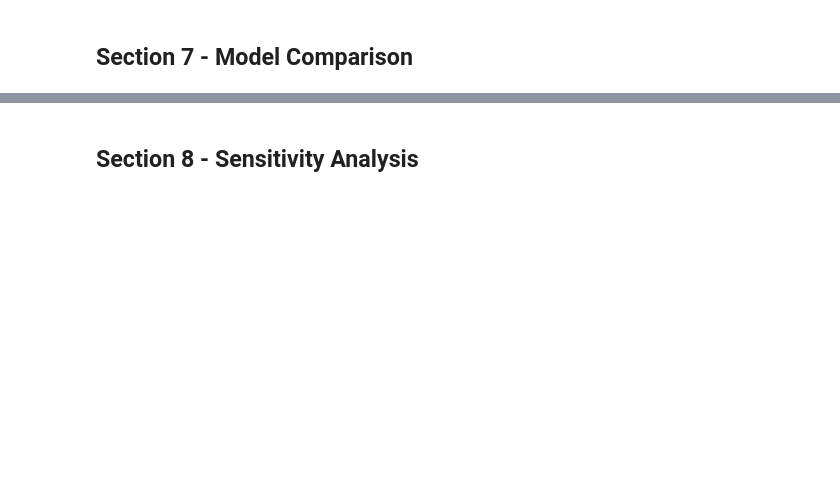
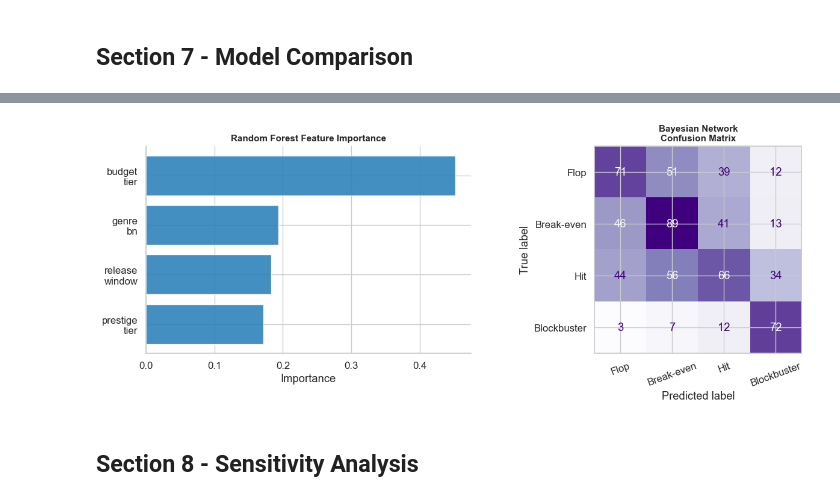
Before and after one commit to stefhooy/box-office-bayesian, a Jupyter notebook: blockbuster_formula_version_2.ipynb, the cells around one changed output, grey strips where cells are left out. Drawn from its saved outputs; the diff is of its cells as text; code cells hidden in the pictures; blank space fills up the shorter version.

```diff
--- a/blockbuster_formula_version_2.ipynb
+++ b/blockbuster_formula_version_2.ipynb
@@ -1072,2 +1253,32 @@ plt.show()
+# %%
+# RF feature importance
+from sklearn.metrics import ConfusionMatrixDisplay
+
+feat_names = ['prestige_tier', 'genre_bn', 'release_window', 'budget_tier']
+importances = rf.feature_importances_
+
+fig, axes = plt.subplots(1, 2, figsize=(13, 5))
+
+# Feature importance (horizontal bar)
+idx = np.argsort(importances)
+axes[0].barh([feat_names[i].replace('_', '\n') for i in idx], importances[idx],
+             color='#2980b9', edgecolor='white', alpha=0.88)
+axes[0].set_title('Random Forest Feature Importance', fontsize=11, fontweight='bold')
+axes[0].set_xlabel('Importance')
+sns.despine(ax=axes[0])
+
+# BN confusion matrix
+cm_bn = confusion_matrix(y_test, y_pred_bn, labels=outcome_order)
+ConfusionMatrixDisplay(cm_bn, display_labels=outcome_order).plot(
+    ax=axes[1], colorbar=False, cmap='Purples'
+)
+axes[1].set_title('Bayesian Network\nConfusion Matrix', fontsize=11, fontweight='bold')
+axes[1].tick_params(axis='x', rotation=20)
+
+plt.tight_layout()
+plt.savefig(OUTPUTS_PATH / 'feature_importance.png', dpi=150, bbox_inches='tight')
+plt.show()
+# %% [output]
+[figure, added]
 # %% [markdown]
 ## Section 8 - Sensitivity Analysis
```
Also changed, not shown: parts of 19 cells of this notebook, 11 other files.
